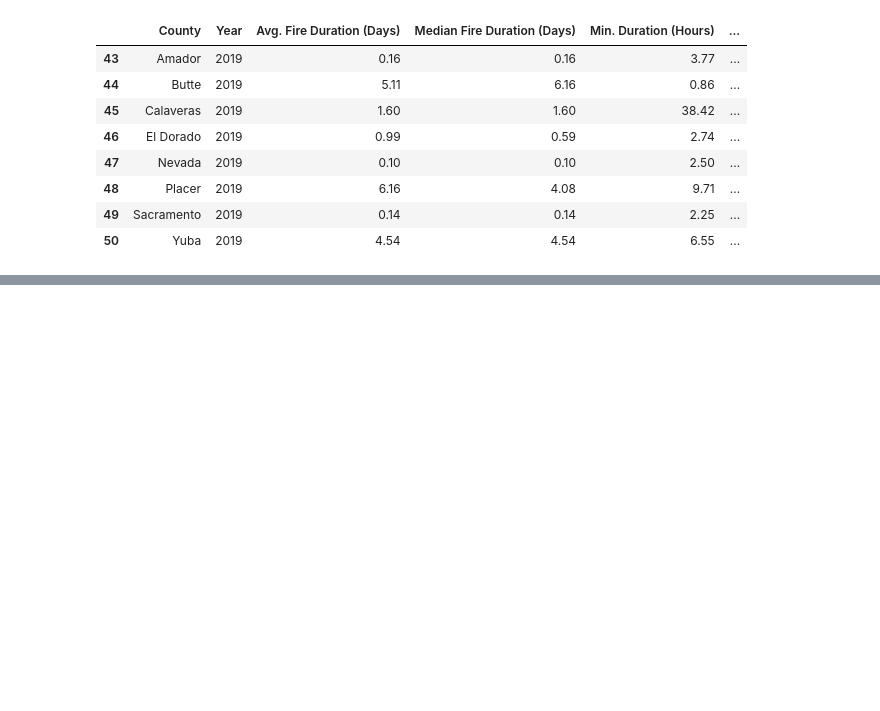
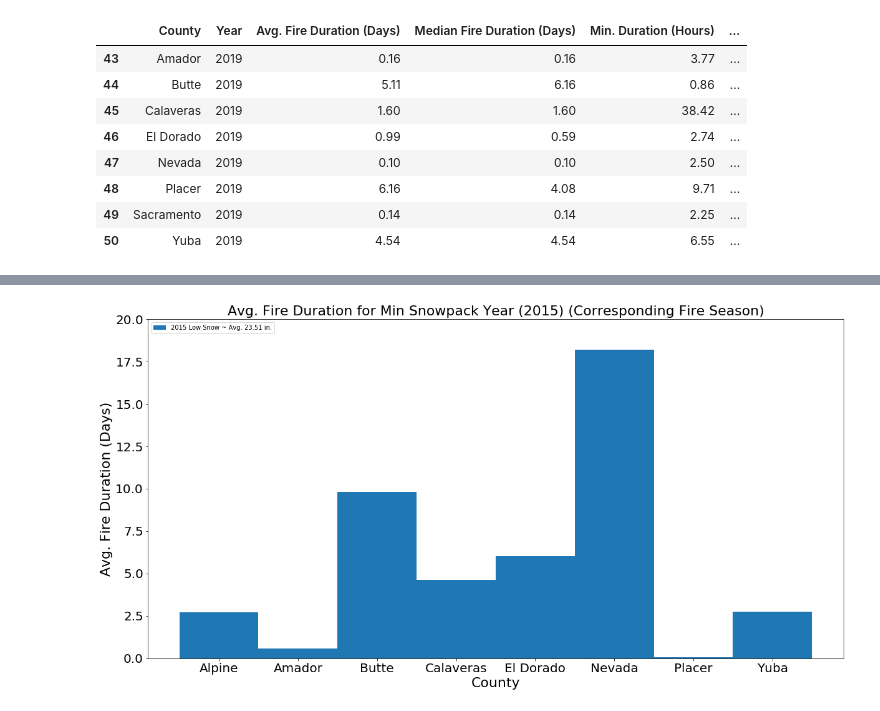
Before and after one commit to Jed-Miller/project1_group10, a Jupyter notebook: high_low_bargraph.ipynb, the cells around one changed output, grey strips where cells are left out. Saved outputs shown, nothing was run; the diff lists cells and outputs as text; code cells hidden in the pictures; blank space fills up the shorter version.

Commit message:
created new graphs to different counties impacted

```diff
--- a/high_low_bargraph.ipynb
+++ b/high_low_bargraph.ipynb
@@ -5,6 +5,10 @@ import scipy.stats as st
 import numpy as np
 # %%
 outputpath = "figures/HighLowSnow_bargraph.png"
+outputpath1 = "figures/2015_corresponding_bargraph.png"
+outputpath2 = "figures/2019_corresponding_bargraph.png"
+outputpath3 = "figures/2015_following_bargraph.png"
+outputpath4 = "figures/2019_following_bargraph.png"
 path = "data/full_duration.csv"
 county_fire_duration = pd.read_csv(path)
 county_fire_duration.head()
@@ -116,0 +56,18 @@ plt.show()
+# %%
+x = cfd_2015['County']
+y = cfd_2015['Avg. Fire Duration (Days)']
+
+
+plt.figure(figsize =(20,10))
+plt.bar(x,y,width = 1, linewidth = 1,label = '2015 Low Snow ~ Avg. 23.51 in.')
+plt.xlabel('County', fontsize = 22)
+plt.yticks(fontsize=20)
+plt.xticks(fontsize=20)
+plt.ylim(0,20)
+plt.ylabel('Avg. Fire Duration (Days)', fontsize = 22)
+plt.legend(loc = 'upper left')
+plt.title("Avg. Fire Duration for Min Snowpack Year (2015) (Corresponding Fire Season)", fontsize = 22)
+plt.savefig(outputpath1)
+plt.show()
+# %% [output]
+[figure, added]
```
Also changed, not shown: parts of 10 cells of this notebook, 5 other files.
